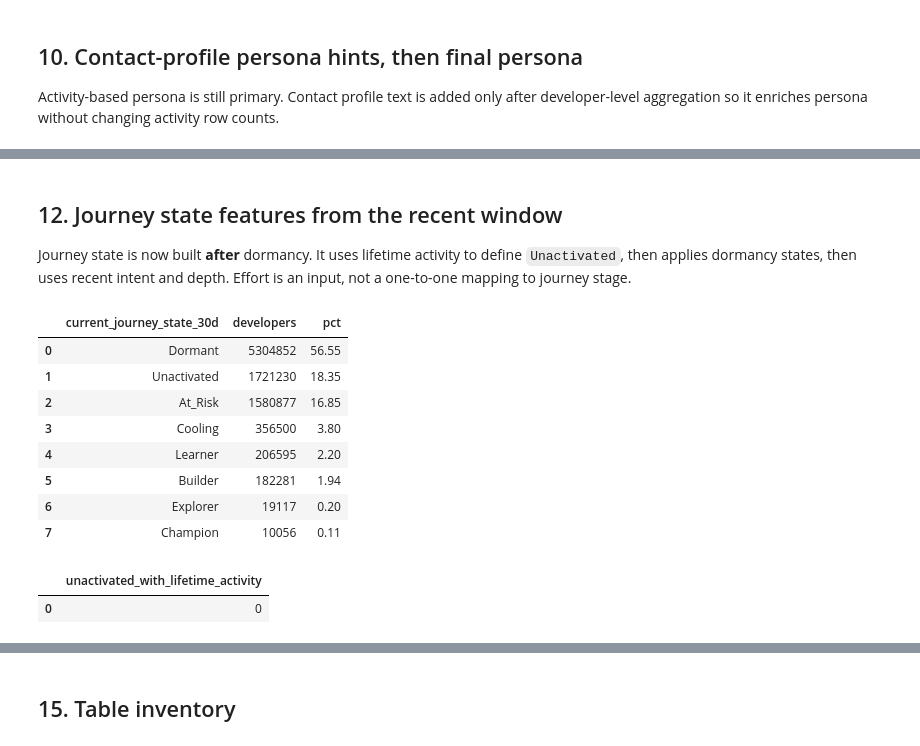
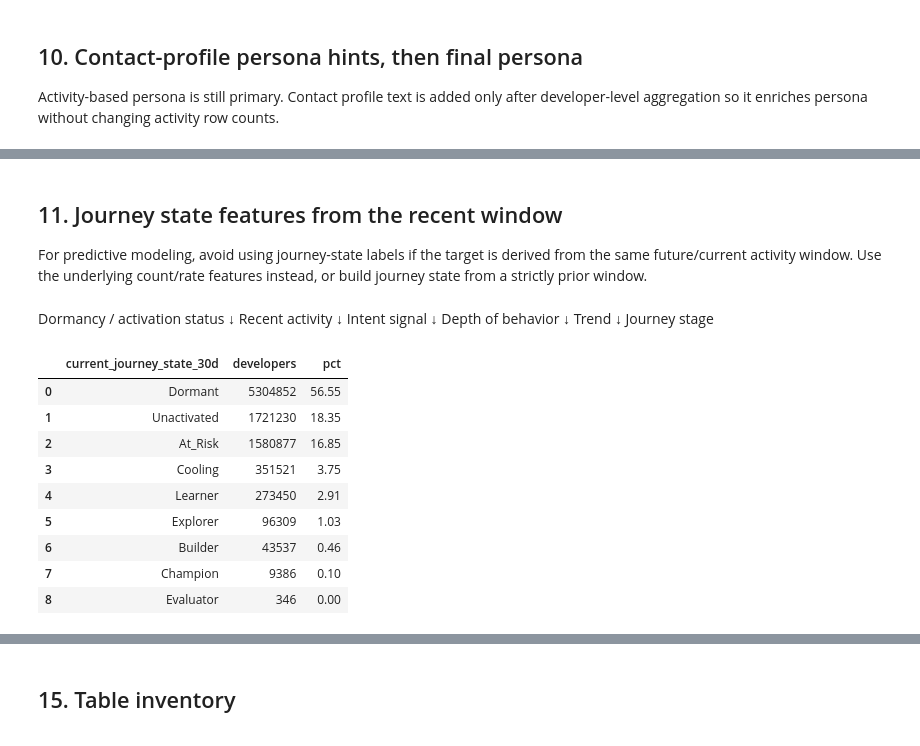
Before and after one commit to WBDoran/Spring2026_IndustryProject, a Jupyter notebook: FeatureEngineering_v2.ipynb, the cells around one changed output, grey strips where cells are left out. Saved outputs shown, nothing was run; the diff lists cells and outputs as text; code cells hidden in the pictures.

```diff
--- a/FeatureEngineering_v2.ipynb
+++ b/FeatureEngineering_v2.ipynb
@@ -957,7 +990,19 @@ ORDER BY developers DESC
-# %% [markdown]
-## 12. Journey state features from the recent window
-
-Journey state is now built **after** dormancy. It uses lifetime activity to define `Unactivated`, then applies dormancy states, then uses recent intent and depth. Effort is an input, not a one-to-one mapping to journey stage.
+# %% [markdown]
+## 11. Journey state features from the recent window
+
+For predictive modeling, avoid using journey-state labels if the target is derived from the same future/current activity window. Use the underlying count/rate features instead, or build journey state from a strictly prior window.
+# %% [markdown]
+Dormancy / activation status
+    ↓
+Recent activity
+    ↓
+Intent signal
+    ↓
+Depth of behavior
+    ↓
+Trend
+    ↓
+Journey stage
 # %%
 con.execute("""
 CREATE OR REPLACE TABLE dev_journey_state_v2 AS
@@ -984,12 +1029,9 @@ WITH base AS (
 
         -- Dormancy / activation
         COALESCE(d.is_activated, 0) AS is_activated,
-        COALESCE(d.lifetime_activity_count_for_activation, 0) AS lifetime_activity_count_for_activation,
         COALESCE(d.dormancy_status, 'Unactivated') AS dormancy_status,
         COALESCE(d.dormant_flag, 0) AS dormant_flag,
         COALESCE(d.at_risk_flag, 0) AS at_risk_flag,
-        COALESCE(d.cooling_flag, 0) AS cooling_flag,
-        d.days_since_last_activity,
 
         -- Lifetime context
         COALESCE(l.lifetime_activity_count, 0) AS lifetime_activity_count,
@@ -1031,11 +1073,10 @@ scored AS (
         END AS intent_signal,
 
         CASE
-            WHEN activity_count_0_30d = 0 THEN 'Inactive'
             WHEN recent_activity_trend_ratio >= 1.5 THEN 'Accelerating'
             WHEN recent_activity_trend_ratio >= 0.7 THEN 'Stable'
             WHEN recent_activity_trend_ratio > 0 THEN 'Declining'
-            ELSE 'New_or_Returned'
+            ELSE 'Inactive'
         END AS trend_signal
 
     FROM base
@@ -1045,21 +1086,18 @@ SELECT
     developer_id,
 
     CASE
-        -- True never-active users only
-        WHEN lifetime_activity_count = 0 THEN 'Unactivated'
-
-        -- Dormancy should override effort, but only after true activation is known
+        -- Dormancy should override effort
+        WHEN is_activated = 0 THEN 'Unactivated'
         WHEN dormancy_status = 'Dormant' THEN 'Dormant'
         WHEN dormancy_status = 'At_Risk' THEN 'At_Risk'
-        WHEN dormancy_status = 'Cooling' AND activity_count_0_30d = 0 THEN 'Cooling'
 
-        -- Highest-intent active users
+        -- Highest-intent users
         WHEN recent_champion_flag = 1
-          OR (lifetime_champion_count > 0 AND activity_count_0_30d > 0)
+          OR lifetime_champion_count > 0
         THEN 'Champion'
 
         -- Active builders
-        WHEN build_count_0_30d > 0
+        WHEN build_count_0_30d >= 2
           OR recent_build_flag = 1
         THEN 'Builder'
 
@@ -1077,58 +1115,46 @@ SELECT
         WHEN activity_count_0_30d > 0
         THEN 'Learner'
 
-        -- Previously active, not recently active, but not yet dormant enough
-        ELSE 'Inactive'
+        -- Activated historically, but no recent activity and not yet dormant
+        ELSE 'Cooling'
     END AS current_journey_state_30d,
 
     CASE
-        WHEN lifetime_activity_count = 0 THEN 0
+        WHEN is_activated = 0 THEN 0
         WHEN dormancy_status = 'Dormant' THEN 1
         WHEN dormancy_status = 'At_Risk' THEN 2
-        WHEN dormancy_status = 'Cooling' AND activity_count_0_30d = 0 THEN 3
         WHEN activity_count_0_30d = 0 THEN 3
-        WHEN activity_count_0_30d > 0 AND build_count_0_30d = 0 AND high_effort_count_0_30d = 0 THEN 4
-        WHEN high_effort_count_0_30d > 0 AND build_count_0_30d = 0 THEN 5
-        WHEN build_count_0_30d > 0 OR recent_build_flag = 1 THEN 6
-        WHEN recent_champion_flag = 1 OR lifetime_champion_count > 0 THEN 7
+        WHEN activity_count_0_30d > 0 AND build_count_0_30d = 0 THEN 4
+        WHEN build_count_0_30d > 0 OR recent_build_flag = 1 THEN 5
+        WHEN recent_champion_flag = 1 OR lifetime_champion_count > 0 THEN 6
         ELSE 3
     END AS current_journey_rank_30d,
 
     activity_volume_band,
     intent_signal,
     trend_signal,
     recent_activity_trend_ratio
 
 FROM scored
 """)
 
 display(con.execute("""
 SELECT
     current_journey_state_30d,
     COUNT(*) AS developers,
     ROUND(100.0 * COUNT(*) / SUM(COUNT(*)) OVER (), 2) AS pct
 FROM dev_journey_state_v2
 GROUP BY 1
 ORDER BY developers DESC
 """).fetchdf())
-
-# Quick guardrail: Unactivated should mean no lifetime activity
-display(con.execute("""
-SELECT COUNT(*) AS unactivated_with_lifetime_activity
-FROM dev_journey_state_v2 j
-JOIN dev_features_lifetime_v2 l USING (developer_id)
-WHERE j.current_journey_state_30d = 'Unactivated'
-  AND l.lifetime_activity_count > 0
- """).fetchdf())
 # %% [output]
 |  | current_journey_state_30d | developers | pct |
 | 0 | Dormant | 5304852 | 56.55 |
 | 1 | Unactivated | 1721230 | 18.35 |
 | 2 | At_Risk | 1580877 | 16.85 |
-| 3 | Cooling | 356500 | 3.80 |
-| 4 | Learner | 206595 | 2.20 |
-| 5 | Builder | 182281 | 1.94 |
-| 6 | Explorer | 19117 | 0.20 |
-| 7 | Champion | 10056 | 0.11 |
+| 3 | Cooling | 351521 | 3.75 |
+| 4 | Learner | 273450 | 2.91 |
+| 5 | Explorer | 96309 | 1.03 |
+| 6 | Builder | 43537 | 0.46 |
+| 7 | Champion | 9386 | 0.10 |
+| 8 | Evaluator | 346 | 0.00 |
-|  | unactivated_with_lifetime_activity |
-| 0 | 0 |
```
Also changed, not shown: parts of 25 cells of this notebook, 25 other files.
